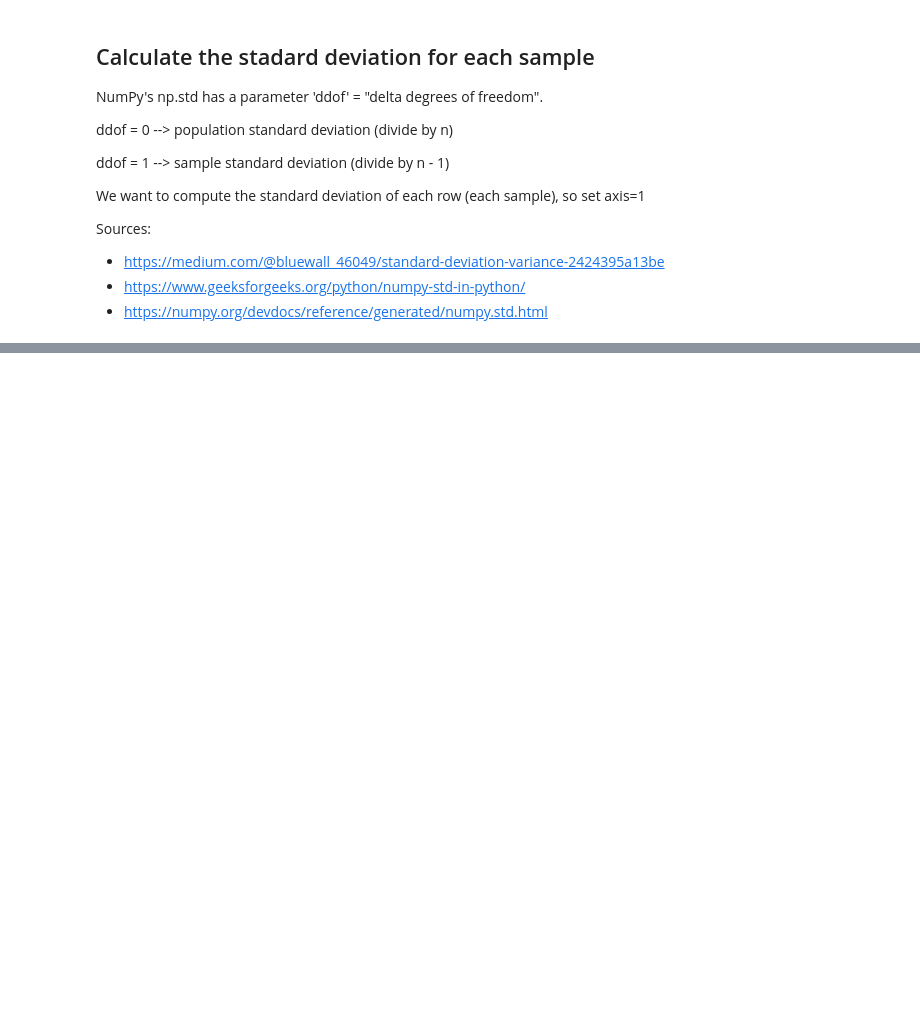
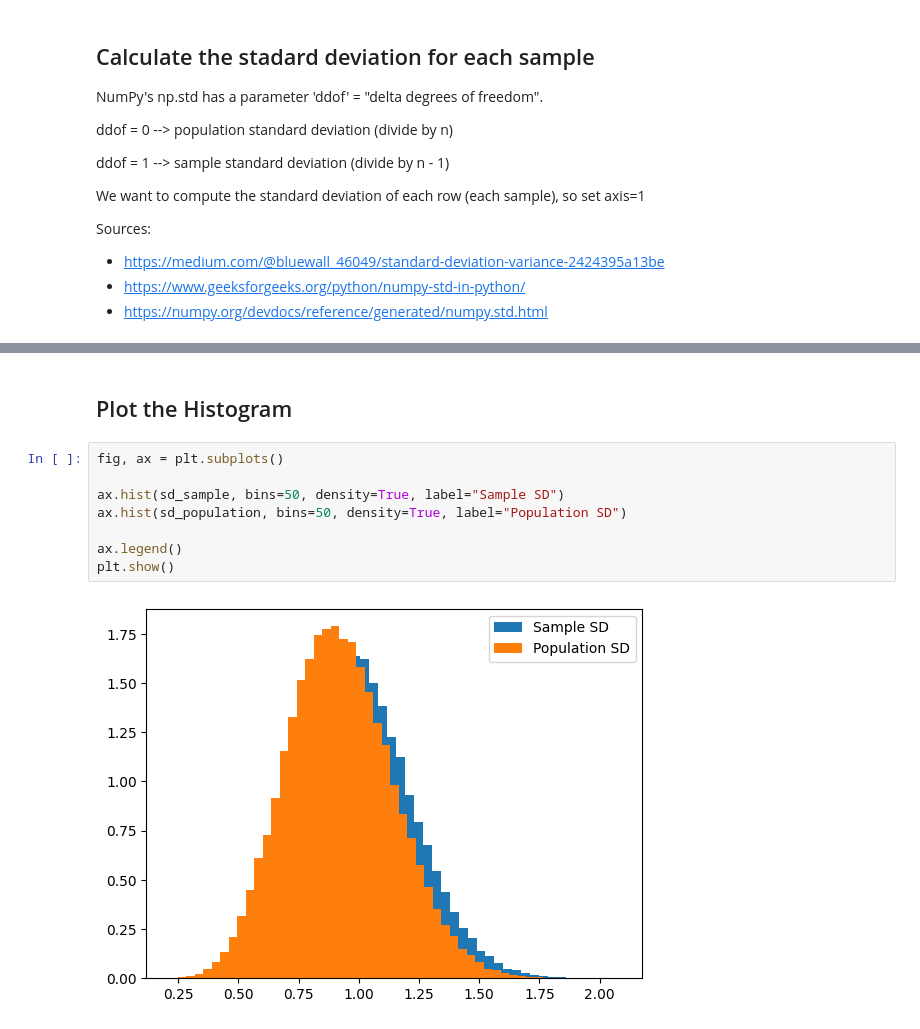
Before and after one commit to aoifeflav/applied_statistics, a Jupyter notebook: problems.ipynb, the cells around one changed output, grey strips where cells are left out. Saved outputs shown, nothing was run; the diff lists cells and outputs as text; blank space fills up the shorter version.

```diff
--- a/problems.ipynb
+++ b/problems.ipynb
@@ -278,0 +279,12 @@ Population SD (ddof=0):
+# %% [markdown]
+## Plot the Histogram
+# %%
+fig, ax = plt.subplots()
+
+ax.hist(sd_sample, bins=50, density=True, label="Sample SD")
+ax.hist(sd_population, bins=50, density=True, label="Population SD")
+
+ax.legend()
+plt.show()
+# %% [output]
+[figure, added]
```
Also changed, not shown: parts of 3 cells of this notebook.
